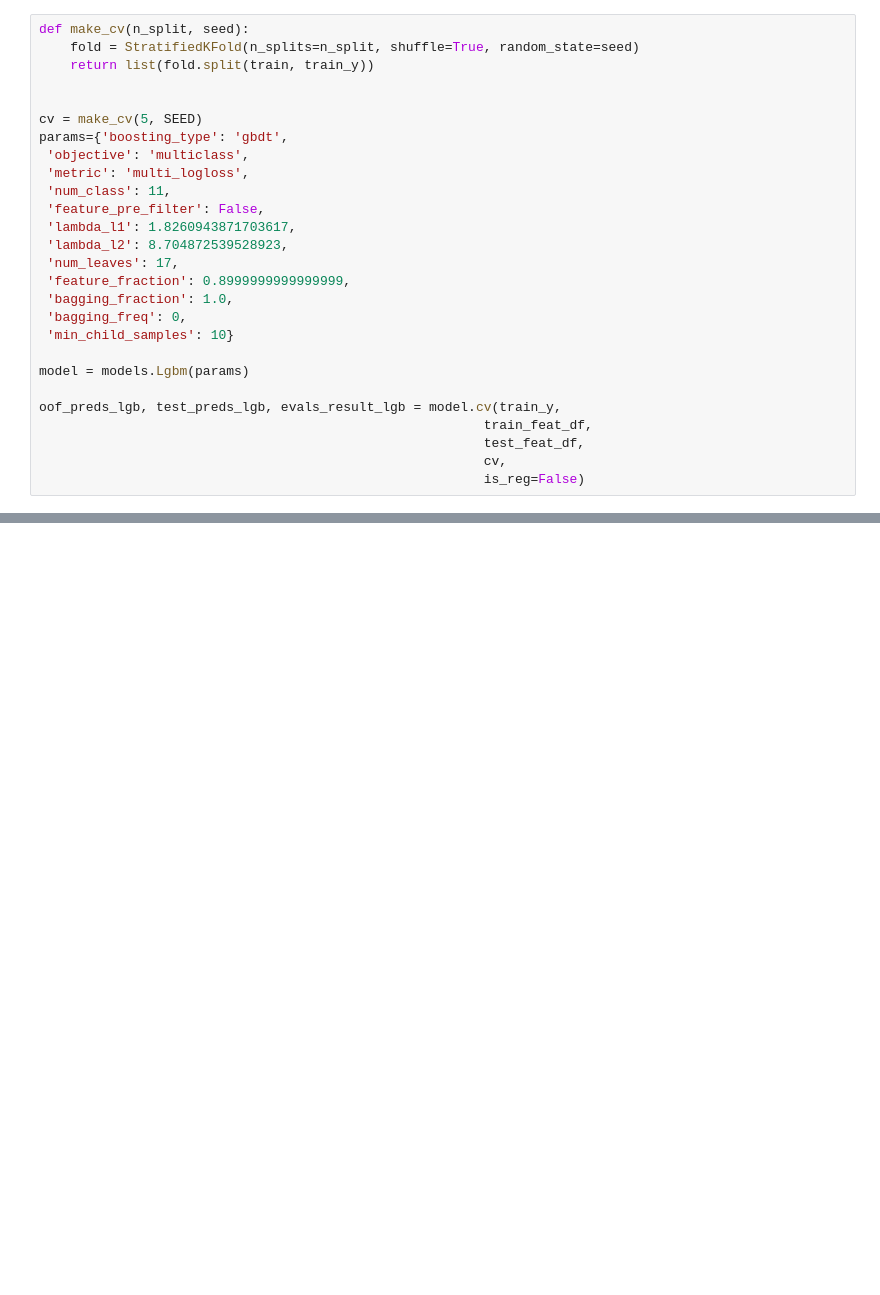
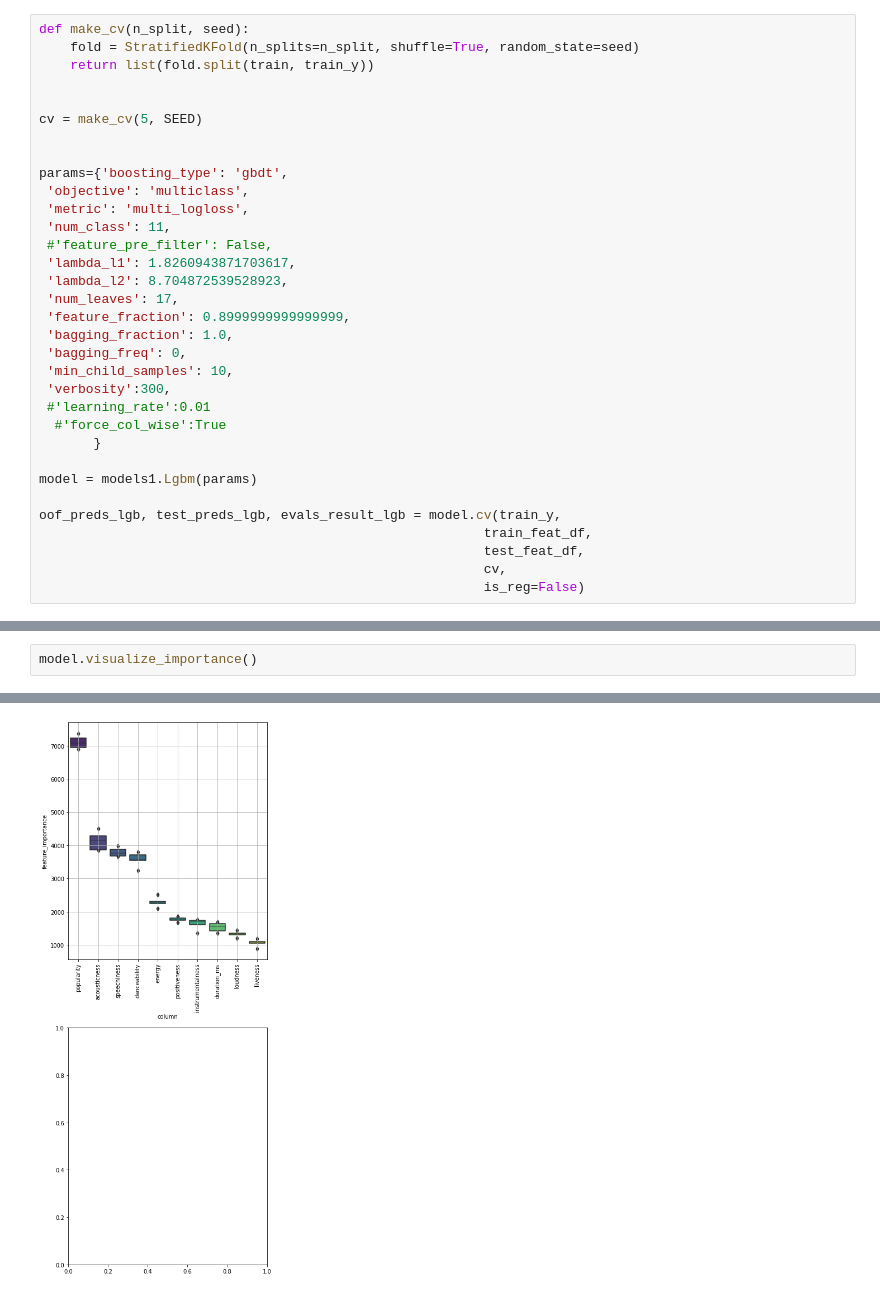
Before and after one commit to shu421/Competition_Environment, a Jupyter notebook: main/base.ipynb, the cells around one changed output, grey strips where cells are left out. Saved outputs shown, nothing was run; the diff lists cells and outputs as text; blank space fills up the shorter version.

```diff
--- a/main/base.ipynb
+++ b/main/base.ipynb
@@ -26,20 +46,26 @@ def make_cv(n_split, seed):
 
 
 cv = make_cv(5, SEED)
+
+
 params={'boosting_type': 'gbdt',
  'objective': 'multiclass',
  'metric': 'multi_logloss',
  'num_class': 11,
- 'feature_pre_filter': False,
+ #'feature_pre_filter': False,
  'lambda_l1': 1.8260943871703617,
  'lambda_l2': 8.704872539528923,
  'num_leaves': 17,
  'feature_fraction': 0.8999999999999999,
  'bagging_fraction': 1.0,
  'bagging_freq': 0,
- 'min_child_samples': 10}
+ 'min_child_samples': 10,
+ 'verbosity':300,
+ #'learning_rate':0.01
+  #'force_col_wise':True
+       }
 
-model = models.Lgbm(params)
+model = models1.Lgbm(params)
 
 oof_preds_lgb, test_preds_lgb, evals_result_lgb = model.cv(train_y,
                                                          train_feat_df,
@@ -66,0 +77,3 @@ oof score : 0.27222536509686956
+# %%
+model.visualize_importance()
+# %% [output]
@@ -66,0 +83 @@ oof score : 0.27222536509686956
+[figure, added]
```
Also changed, not shown: parts of 5 cells of this notebook, 2 other files.
